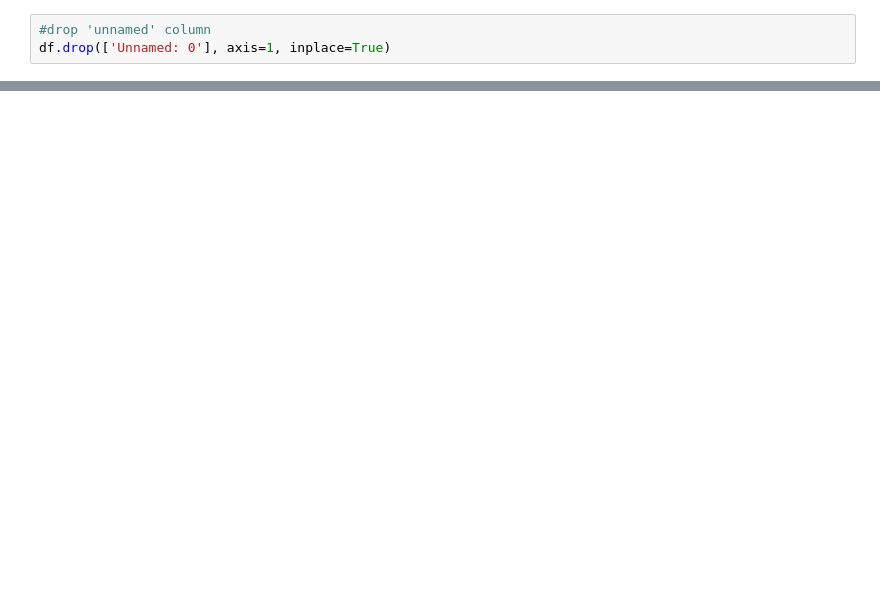
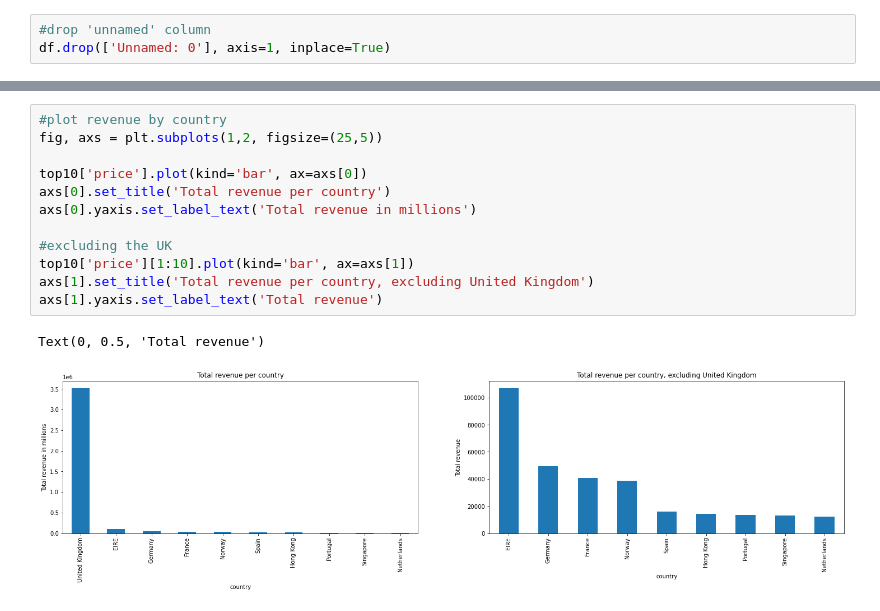
Before and after one commit to richardcure/capstone, a Jupyter notebook: EDA.ipynb, the cells around one changed output, grey strips where cells are left out. Drawn from its saved outputs; the diff is of its cells as text; blank space fills up the shorter version.

```diff
--- a/EDA.ipynb
+++ b/EDA.ipynb
@@ -79,0 +160,15 @@ dfcountry.sort_values(by='price', ascending=False)[:10]
+# %%
+#plot revenue by country
+fig, axs = plt.subplots(1,2, figsize=(25,5))
+
+top10['price'].plot(kind='bar', ax=axs[0])
+axs[0].set_title('Total revenue per country')
+axs[0].yaxis.set_label_text('Total revenue in millions')
+
+#excluding the UK
+top10['price'][1:10].plot(kind='bar', ax=axs[1])
+axs[1].set_title('Total revenue per country, excluding United Kingdom')
+axs[1].yaxis.set_label_text('Total revenue')
+# %% [output]
+Text(0, 0.5, 'Total revenue')
+[figure, added]
```
Also changed, not shown: parts of 17 cells of this notebook.
